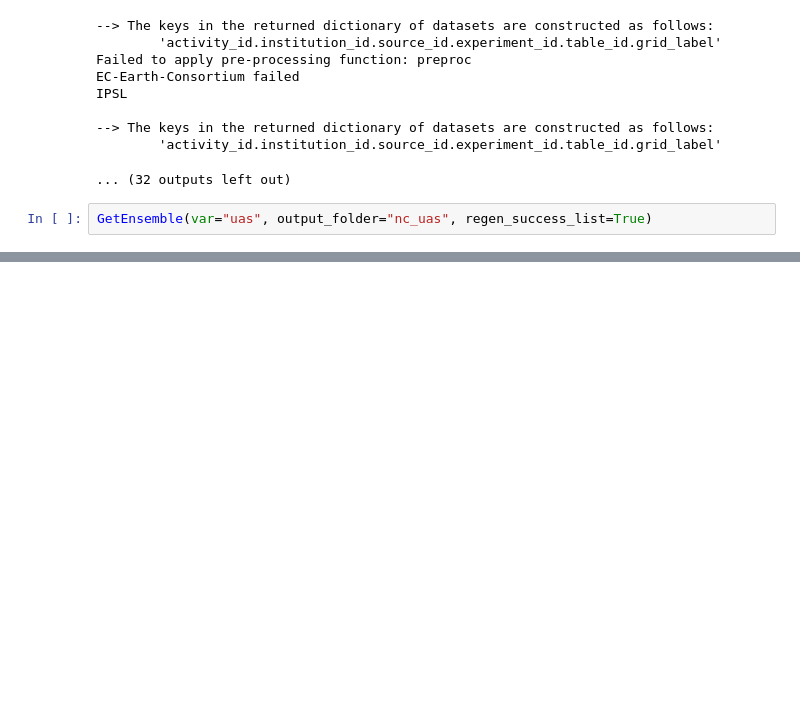
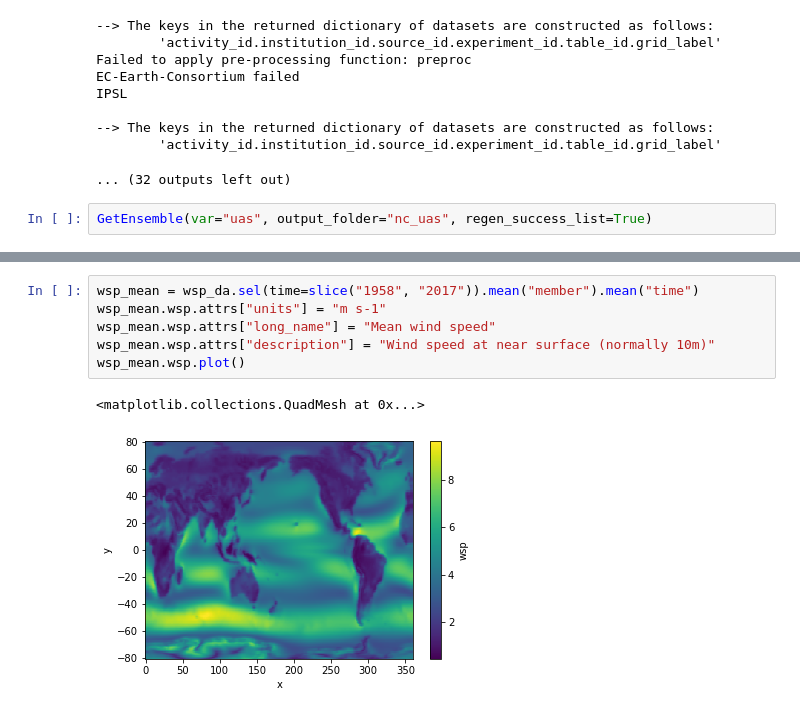
Before and after one commit to sdat2/seager19, a Jupyter notebook: notebooks/pangeo/get_winds.ipynb, the cells around one changed output, grey strips where cells are left out. Cells and saved outputs as stored; diff of their text form; blank space fills up the shorter version.

```diff
--- a/notebooks/pangeo/get_winds.ipynb
+++ b/notebooks/pangeo/get_winds.ipynb
@@ -53,0 +311,9 @@ GetEnsemble(var="uas", output_folder="nc_uas", regen_success_list=True)
+# %%
+wsp_mean = wsp_da.sel(time=slice("1958", "2017")).mean("member").mean("time")
+wsp_mean.wsp.attrs["units"] = "m s-1"
+wsp_mean.wsp.attrs["long_name"] = "Mean wind speed"
+wsp_mean.wsp.attrs["description"] = "Wind speed at near surface (normally 10m)"
+wsp_mean.wsp.plot()
+# %% [output]
+<matplotlib.collections.QuadMesh at 0x...>
+[figure, added]
```
Also changed, not shown: parts of 20 cells of this notebook.
